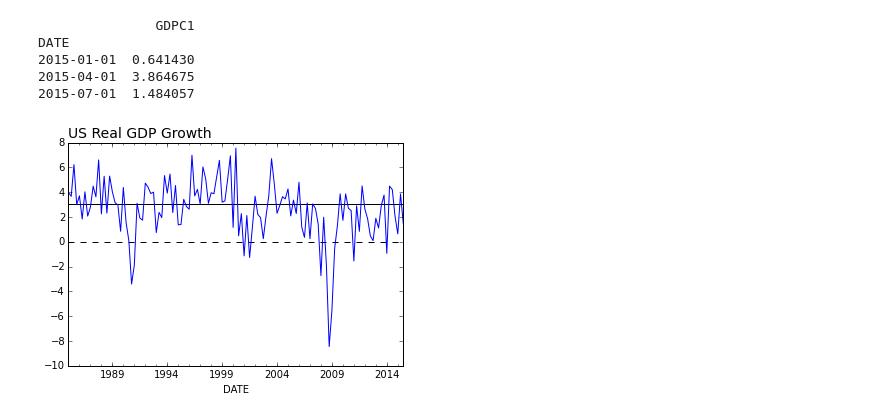
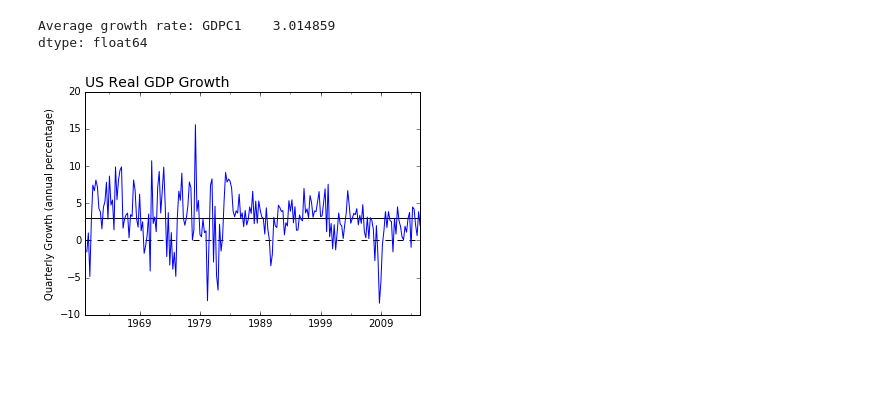
Before and after one commit to DaveBackus/Data_Bootcamp, a Jupyter notebook: Code/IPython/bootcamp_examples.ipynb, the cells around one changed output. Drawn from its saved outputs; the diff is of its cells as text; code cells hidden in the pictures; blank space fills up the shorter version.

```diff
--- a/Code/IPython/bootcamp_examples.ipynb
+++ b/Code/IPython/bootcamp_examples.ipynb
@@ -154,24 +120,19 @@ ax.legend().set_visible(False)
-# %%
-# compute quarterly growth rates
-g = 400*fred.pct_change()           # 400 makes this an annual percentage
-print(g.tail(3))
-# change label
-g.columns = ['US GDP Growth']
-gbar = g.mean()
-# %% [output]
-               GDPC1
-DATE
-2015-01-01  0.641430
-2015-04-01  3.864675
-2015-07-01  1.484057
 # %%
-# plot starting in 1970
-start = dt.datetime(1985, 1, 1)
-end = g.index[-1]
-ax = g[g.index >= start].plot(kind='line')
+# compute quarterly growth rates
+g = 400*fred.pct_change()           # 400 makes this an annual percentage
+gbar = g.mean()
+print('Average growth rate:', gbar)
+
+start = g.index[0]                  # first observation
+end = g.index[-1]                   # last observation
+ax = g.plot()
 ax.set_title('US Real GDP Growth', fontsize=14, loc='left')
+ax.set_xlabel('')
+ax.set_ylabel('Quarterly Growth (annual percentage)')
 ax.hlines(y=gbar, xmin=start, xmax=end)
 ax.hlines(y=0, xmin=start, xmax=end, linestyles='dashed')
 ax.legend().set_visible(False)
 # %% [output]
+Average growth rate: GDPC1    3.014859
+dtype: float64
-[figure, old version]
+[figure, new version]
```
Also changed, not shown: parts of 80 cells of this notebook, 20 other files.
